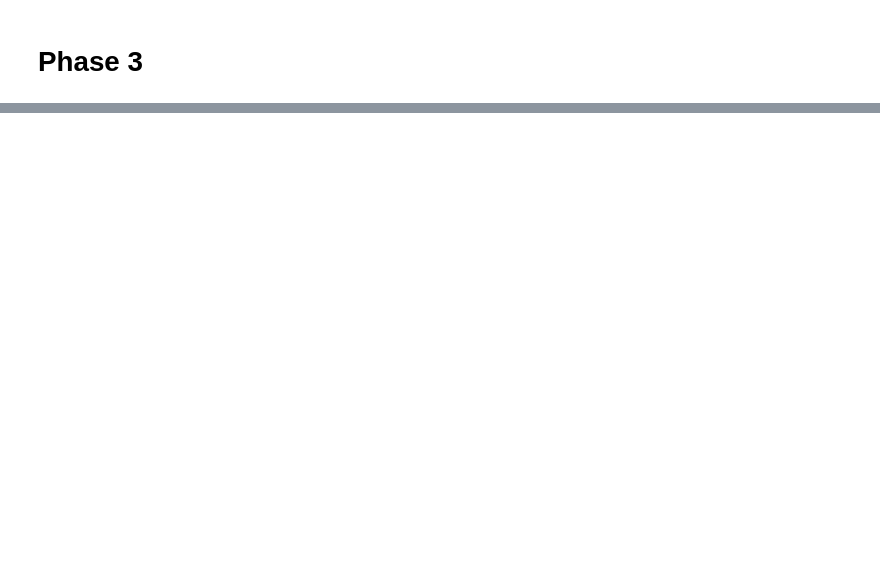
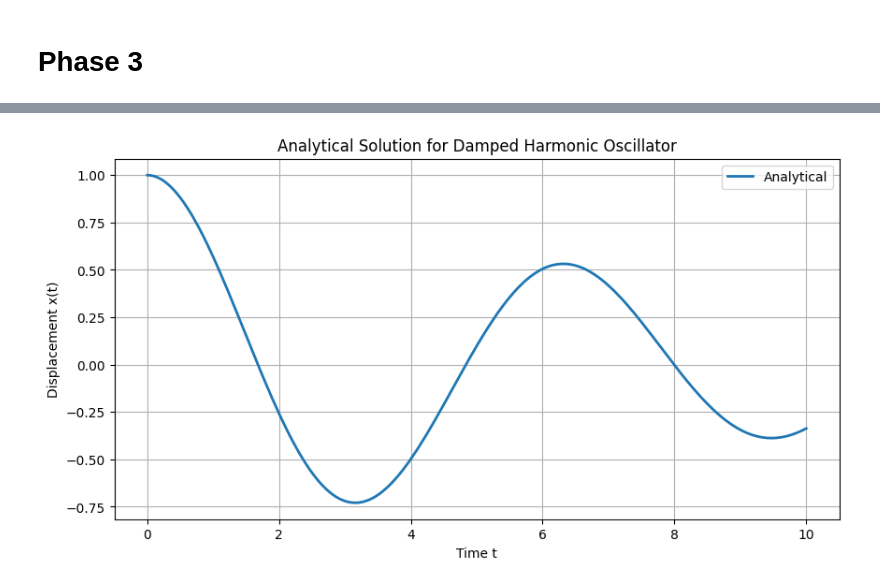
Before and after one commit to Vsn-vsn/ann_miniproject, a Jupyter notebook: proj_notebook.ipynb, the cells around one changed output, grey strips where cells are left out. Saved outputs shown, nothing was run; the diff lists cells and outputs as text; code cells hidden in the pictures; blank space fills up the shorter version.

```diff
--- a/proj_notebook.ipynb
+++ b/proj_notebook.ipynb
@@ -240,0 +249,11 @@ MSE: 1.764817e-01, RMSE: 4.200973e-01
+# %%
+plt.figure(figsize=(10,5))
+plt.plot(t_np, x_true, label="Analytical", linewidth=2)
+plt.xlabel("Time t")
+plt.ylabel("Displacement x(t)")
+plt.title("Analytical Solution for Damped Harmonic Oscillator")
+plt.legend()
+plt.grid(True)
+plt.show()
+# %% [output]
+[figure, added]
```
Also changed, not shown: parts of 8 cells of this notebook, 4 other files.
